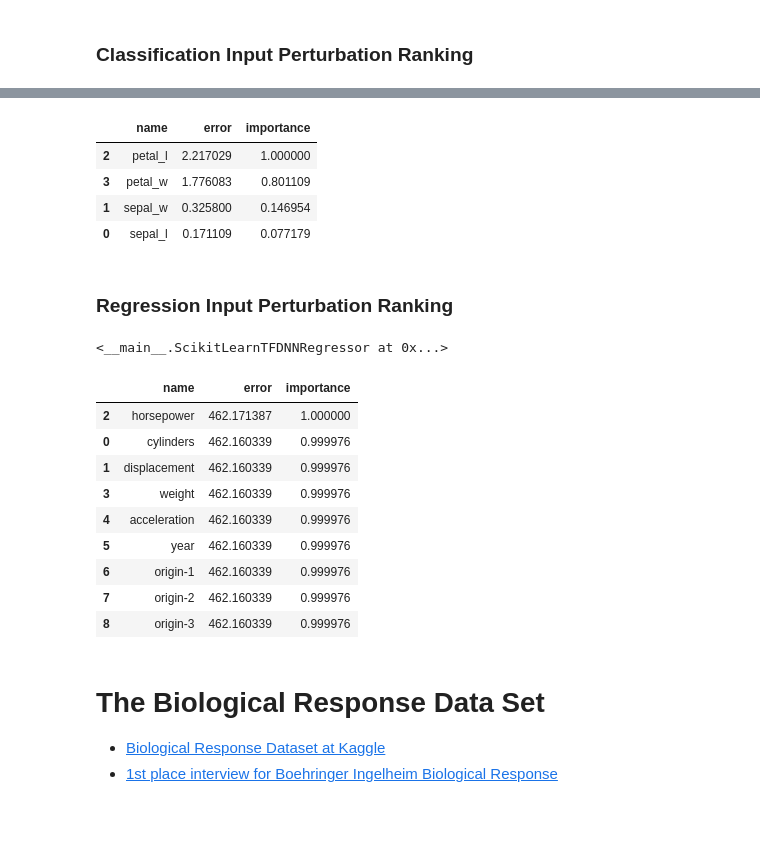
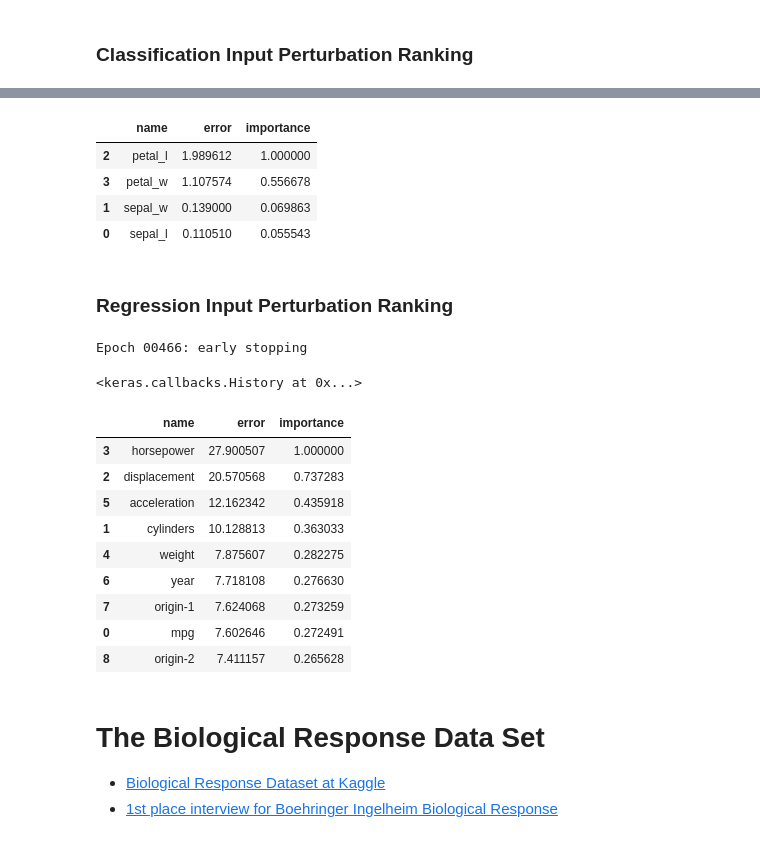
Before and after one commit to jeffheaton/t81_558_deep_learning, a Jupyter notebook: t81_558_class12_app.ipynb, the cells around one changed output, grey strips where cells are left out. Cells and saved outputs as stored; diff of their text form; code cells hidden in the pictures.

Commit message:
Convert class 12 to Keras.

```diff
--- a/t81_558_class12_app.ipynb
+++ b/t81_558_class12_app.ipynb
@@ -376,30 +365,31 @@ classifier.fit(x_train, y_train)
 # %%
-# Set the desired TensorFlow output level for this example
-tf.logging.set_verbosity(tf.logging.ERROR)
-
 # Rank the features
 from IPython.display import display, HTML
 
 names = df.columns.values[0:-1] # x column names
-rank = perturbation_rank(classifier, x_test, y_test, names, False)
+rank = perturbation_rank(model, x_test, y_test, names, False)
 display(rank)
 # %% [output]
 |  | name | error | importance |
-| 2 | petal_l | 2.217029 | 1.000000 |
-| 3 | petal_w | 1.776083 | 0.801109 |
-| 1 | sepal_w | 0.325800 | 0.146954 |
-| 0 | sepal_l | 0.171109 | 0.077179 |
+| 2 | petal_l | 1.989612 | 1.000000 |
+| 3 | petal_w | 1.107574 | 0.556678 |
+| 1 | sepal_w | 0.139000 | 0.069863 |
+| 0 | sepal_l | 0.110510 | 0.055543 |
 # %% [markdown]
 ### Regression Input Perturbation Ranking
 # %%
+# Rank MPG fields
+
 import tensorflow as tf
-import tensorflow.contrib.learn as learn
 from sklearn.model_selection import train_test_split
 import pandas as pd
 import os
 import numpy as np
 from sklearn import metrics
 from scipy.stats import zscore
+from keras.models import Sequential
+from keras.layers.core import Dense, Activation
+from keras.callbacks import EarlyStopping
 
 path = "./data/"
 
@@ -426,34 +416,33 @@ x,y = to_xy(df,'mpg')
 x_train, x_test, y_train, y_test = train_test_split(
     x, y, test_size=0.20, random_state=42)
 
-# Create a deep neural network with 3 hidden layers of 50, 25, 10
-regressor = ScikitLearnTFDNNRegressor(name='mpg',hidden_units=[10,5],optimizer=None,steps=1000)
-
-# Fit/train neural network
-regressor.fit(x_train, y_train)
+model = Sequential()
+model.add(Dense(10, input_dim=x.shape[1], kernel_initializer='normal', activation='relu'))
+model.add(Dense(1, kernel_initializer='normal'))
+model.compile(loss='mean_squared_error', optimizer='adam')
+monitor = EarlyStopping(monitor='val_loss', min_delta=1e-3, patience=5, verbose=1, mode='auto')
+model.fit(x,y,validation_data=(x_test,y_test),callbacks=[monitor],verbose=0,epochs=1000)
 # %% [output]
-<__main__.ScikitLearnTFDNNRegressor at 0x...>
+Epoch 00466: early stopping
+<keras.callbacks.History at 0x...>
 # %%
-# Set the desired TensorFlow output level for this example
-tf.logging.set_verbosity(tf.logging.ERROR)
-
 # Rank the features
 from IPython.display import display, HTML
 
-names = df.columns.values[1:] # x column names
-rank = perturbation_rank(regressor, x_test, y_test, names, True)
+names = df.columns.values[0:-1] # x column names
+rank = perturbation_rank(model, x_test, y_test, names, True)
 display(rank)
 # %% [output]
 |  | name | error | importance |
-| 2 | horsepower | 462.171387 | 1.000000 |
-| 0 | cylinders | 462.160339 | 0.999976 |
-| 1 | displacement | 462.160339 | 0.999976 |
-| 3 | weight | 462.160339 | 0.999976 |
-| 4 | acceleration | 462.160339 | 0.999976 |
-| 5 | year | 462.160339 | 0.999976 |
-| 6 | origin-1 | 462.160339 | 0.999976 |
-| 7 | origin-2 | 462.160339 | 0.999976 |
-| 8 | origin-3 | 462.160339 | 0.999976 |
+| 3 | horsepower | 27.900507 | 1.000000 |
+| 2 | displacement | 20.570568 | 0.737283 |
+| 5 | acceleration | 12.162342 | 0.435918 |
+| 1 | cylinders | 10.128813 | 0.363033 |
+| 4 | weight | 7.875607 | 0.282275 |
+| 6 | year | 7.718108 | 0.276630 |
+| 7 | origin-1 | 7.624068 | 0.273259 |
+| 0 | mpg | 7.602646 | 0.272491 |
+| 8 | origin-2 | 7.411157 | 0.265628 |
 # %% [markdown]
 # The Biological Response Data Set
 
```
Also changed, not shown: parts of 9 cells of this notebook, 1 other file.
